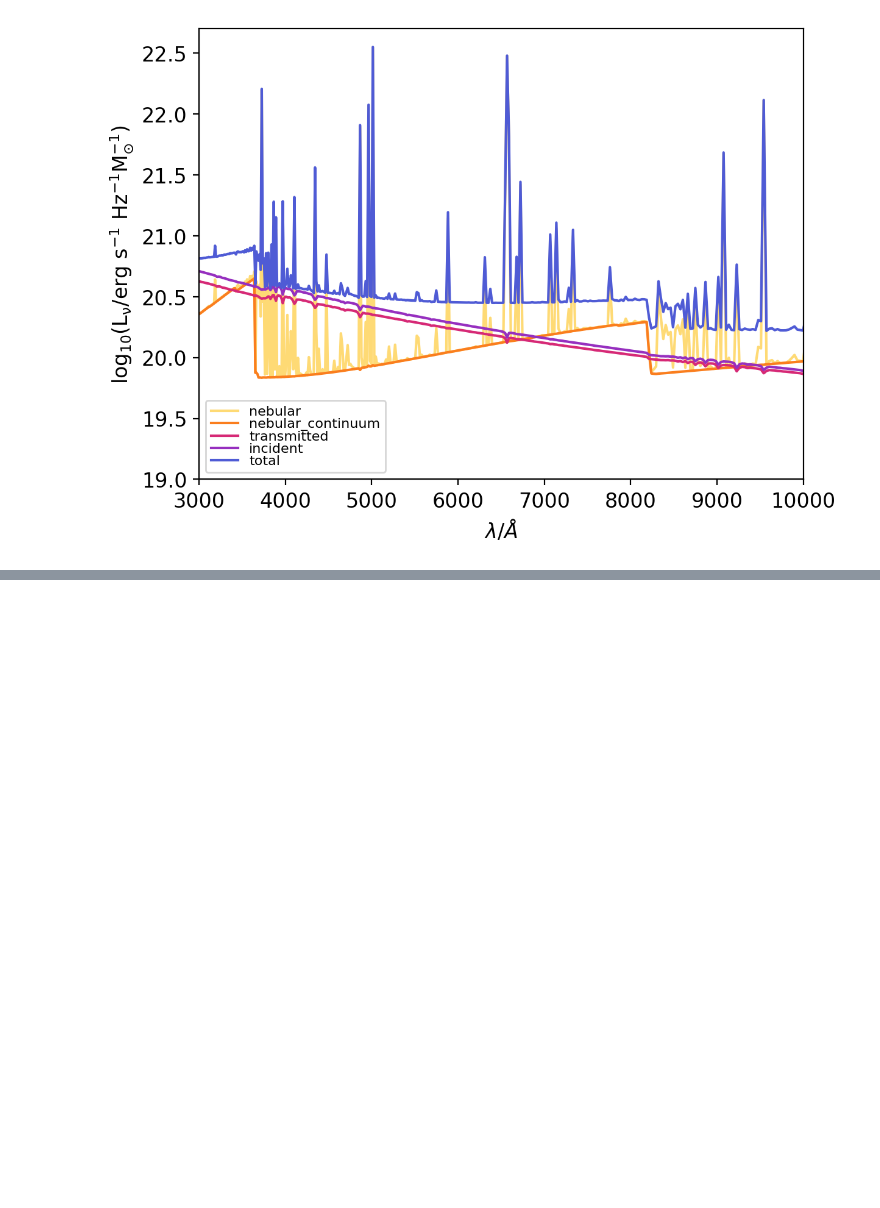
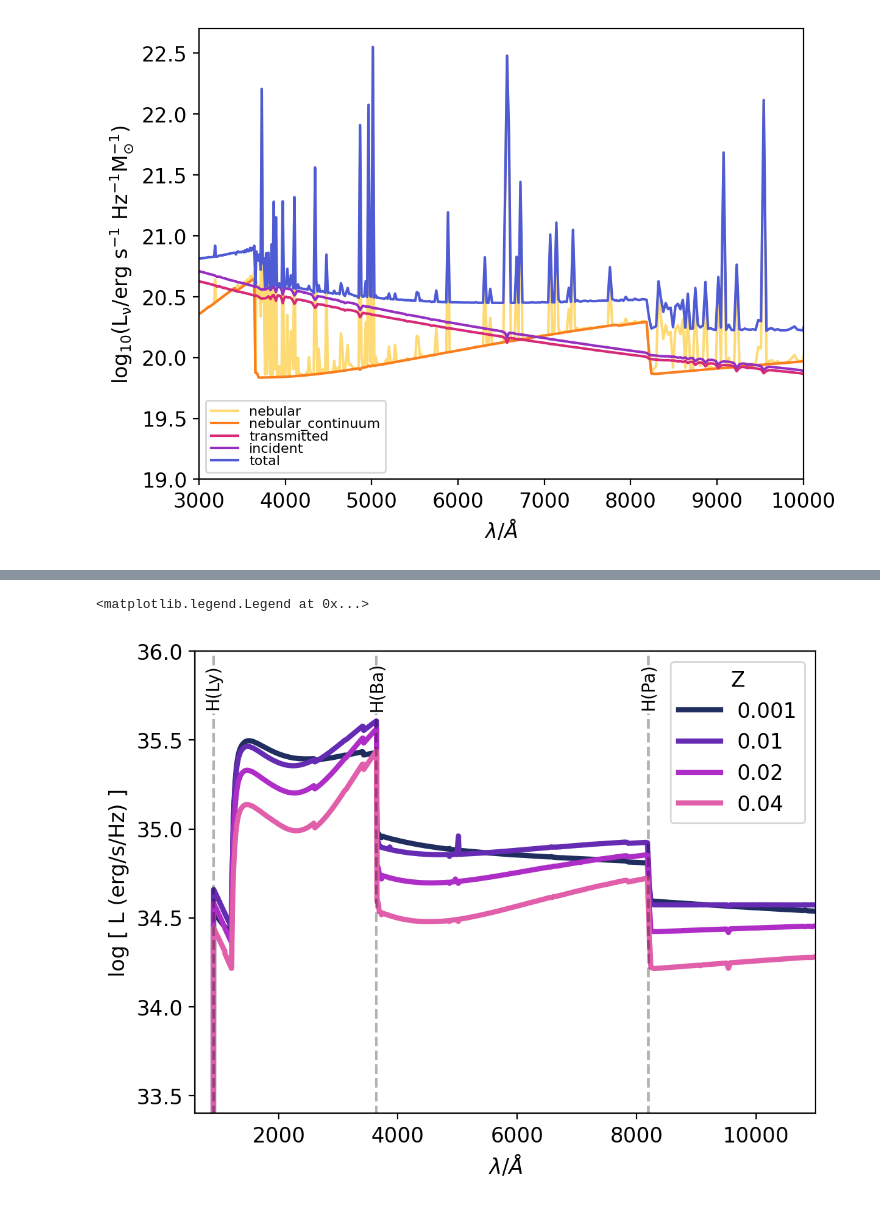
Before and after one commit to sophie-newman/cloudy-maraston, a Jupyter notebook: notebooks/notebook1_explore_maraston_grids.ipynb, the cells around one changed output, grey strips where cells are left out. Drawn from its saved outputs; the diff is of its cells as text; code cells hidden in the pictures; blank space fills up the shorter version.

Commit message:
finish first notebook

```diff
--- a/notebooks/notebook1_explore_maraston_grids.ipynb
+++ b/notebooks/notebook1_explore_maraston_grids.ipynb
@@ -191,0 +240,52 @@ plt.xlim(left=3000, right=10000)
+# %%
+#Load the grid with fixed (rather than reference) ionization parameters
+
+grid_dir = '../grids'
+
+grid_name = 'maraston13_kroupa-max_age:7.0_cloudy-c23.01-sps-fixed-ionisation_parameter'
+grid_fixed = Grid(grid_name, grid_dir=grid_dir, read_lines=True)
+# %%
+colors = cmr.take_cmap_colors('cmr.bubblegum', len(grid_fixed.metallicity), cmap_range=(0.1, 0.7), return_fmt='hex')
+
+alphas = [0.2, 0.4, 0.6, 0.8]
+
+U = 0.01
+log10age = 6
+
+for iZ, Z in enumerate(grid_fixed.metallicity):
+
+    grid_point = grid_fixed.get_grid_point((log10age, Z, U))
+
+    cont = grid_fixed.get_spectra(grid_point, spectra_id="nebular_continuum")
+
+    cont_lum = cont.luminosity
+
+    plt.plot(cont.lam, np.log10(cont_lum), c=colors[iZ], label=Z, lw=3)
+
+
+# Add line labels
+
+line_label = ['H(Ly)', 'H(Ba)', 'H(Pa)']
+line_wave = [910, 3644, 8200]
+
+for i in np.arange(len(line_wave)):
+    xpos = line_wave[i]  # x-value of the vertical line
+    text = line_label[i]
+    # First set of lines
+    plt.vlines(x=xpos, ymin=33, ymax=35.65, color='black', linestyles="dashed", alpha=0.3)
+    # Second set of lines with a small gap
+    plt.vlines(x=xpos, ymin=35.92, ymax=36, color='black', linestyles="dashed", alpha=0.3)
+
+    # Place text in between the two sets of lines
+    plt.text(x=xpos, y=35.8, s=text, ha='center', va='center', rotation='vertical', fontsize=10)
+
+
+plt.xlim(left=600, right=11000)
+plt.ylim(bottom=33.4, top=36)
+
+plt.ylabel('log [ L (erg/s/Hz) ]')
+plt.xlabel(r"$\lambda/\AA$")
+plt.legend(title='Z', loc='upper right')
+# %% [output]
+<matplotlib.legend.Legend at 0x...>
+[figure, added]
```
Also changed, not shown: parts of 15 cells of this notebook.
